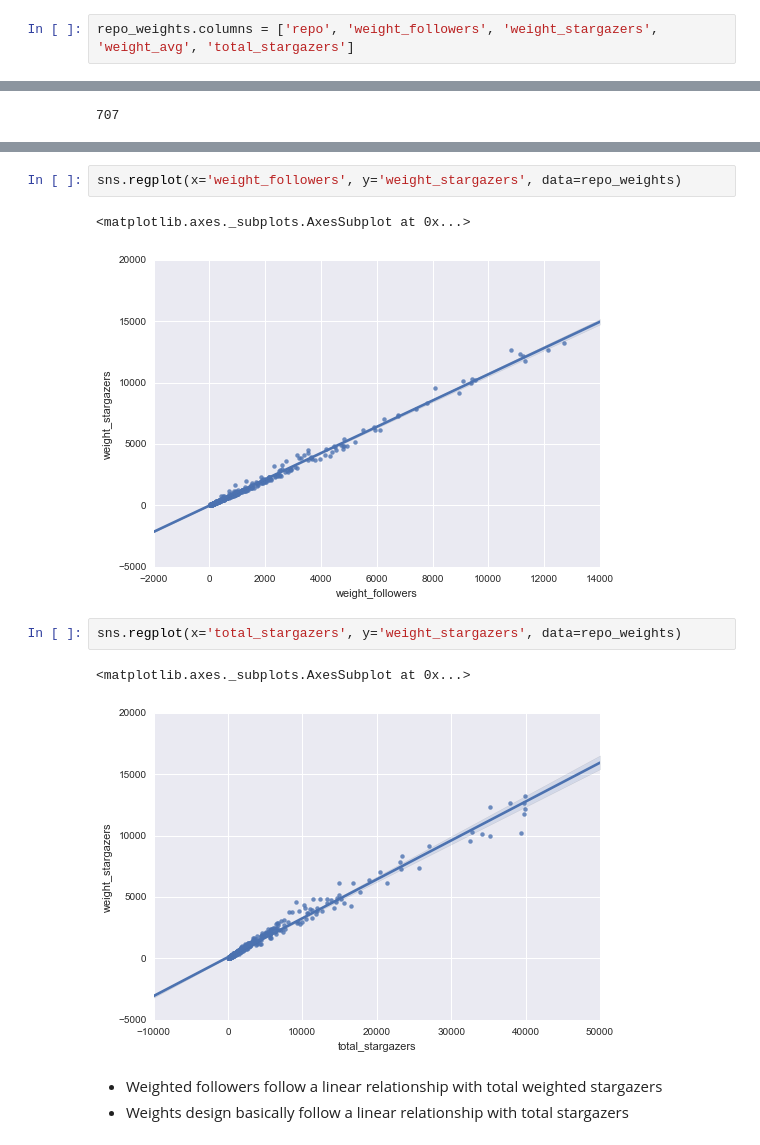
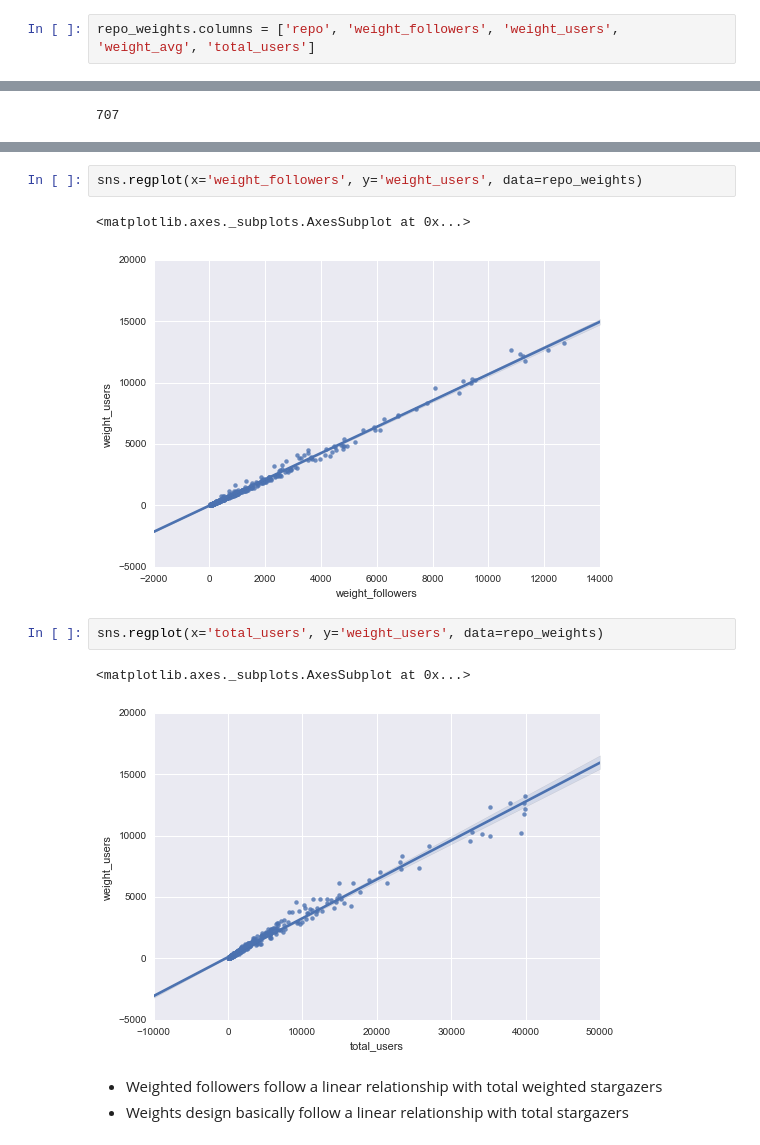
Before and after one commit to ibowen/github_pred, a Jupyter notebook: EDA_final.ipynb, the cells around one changed output, grey strips where cells are left out. Saved outputs shown, nothing was run; the diff lists cells and outputs as text.

Commit message:
fix: change weight_stargazers to users

```diff
--- a/EDA_final.ipynb
+++ b/EDA_final.ipynb
@@ -7,7 +7,7 @@ import seaborn as sns
 # %%
 repo_weights = pd.read_csv('./data/repo_weights.csv')
 # %%
-repo_weights.columns = ['repo', 'weight_followers', 'weight_stargazers', 'weight_avg', 'total_stargazers']
+repo_weights.columns = ['repo', 'weight_followers', 'weight_users', 'weight_avg', 'total_users']
 # %%
 # remove angles
 repo_weights = repo_weights[repo_weights['repo'] != 'angle']
@@ -32,15 +32,15 @@ repo_weights['total_stargazers'].hist()
 <matplotlib.axes._subplots.AxesSubplot at 0x...>
 [figure]
 # %%
-sns.regplot(x='weight_followers', y='weight_stargazers', data=repo_weights)
+sns.regplot(x='weight_followers', y='weight_users', data=repo_weights)
 # %% [output]
 <matplotlib.axes._subplots.AxesSubplot at 0x...>
-[figure, old version]
+[figure, new version]
 # %%
-sns.regplot(x='total_stargazers', y='weight_stargazers', data=repo_weights)
+sns.regplot(x='total_users', y='weight_users', data=repo_weights)
 # %% [output]
 <matplotlib.axes._subplots.AxesSubplot at 0x...>
-[figure, old version]
+[figure, new version]
 # %% [markdown]
 - Weighted followers follow a linear relationship with total weighted stargazers
 - Weights design basically follow a linear relationship with total stargazers
```
Also changed, not shown: parts of 4 cells of this notebook.
